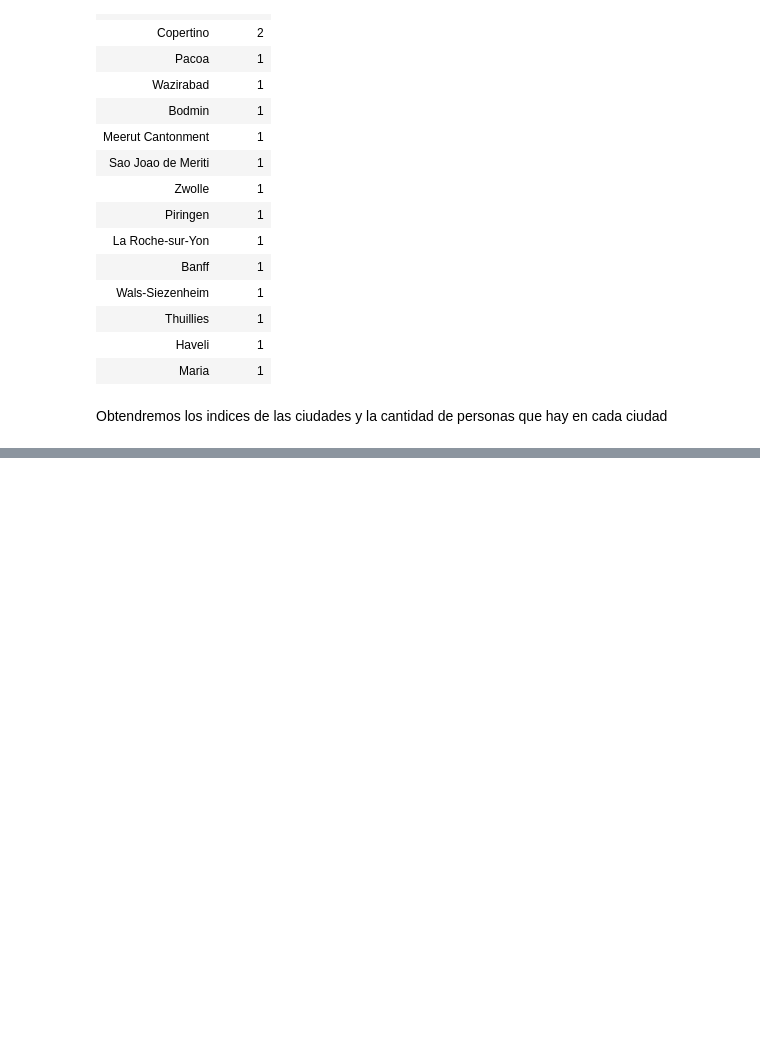
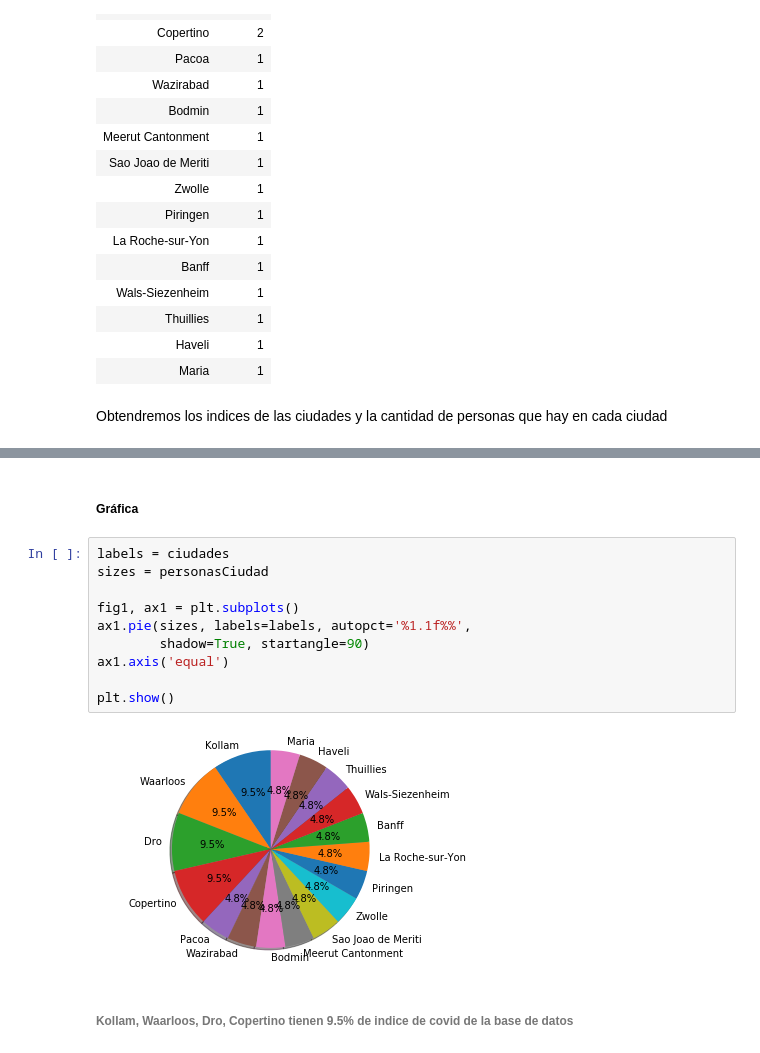
Before and after one commit to DevPhantomUNAM/Proyecto_Final_Analisis-Datos-COVID-Mexico, a Jupyter notebook: Proyecto_Fina_Análisis_Datos_COVID_México.ipynb, the cells around one changed output, grey strips where cells are left out. Cells and saved outputs as stored; diff of their text form; blank space fills up the shorter version.

```diff
--- a/Proyecto_Fina_Análisis_Datos_COVID_México.ipynb
+++ b/Proyecto_Fina_Análisis_Datos_COVID_México.ipynb
@@ -384,0 +388,16 @@ print(personasCiudad)
+# %% [markdown]
+##### Gráfica
+# %%
+labels = ciudades
+sizes = personasCiudad
+
+fig1, ax1 = plt.subplots()
+ax1.pie(sizes, labels=labels, autopct='%1.1f%%',
+        shadow=True, startangle=90)
+ax1.axis('equal')
+
+plt.show()
+# %% [output]
+[figure, added]
+# %% [markdown]
+###### Kollam, Waarloos, Dro, Copertino tienen 9.5% de indice de covid de la base de datos
```
Also changed, not shown: parts of 1 cell of this notebook.
